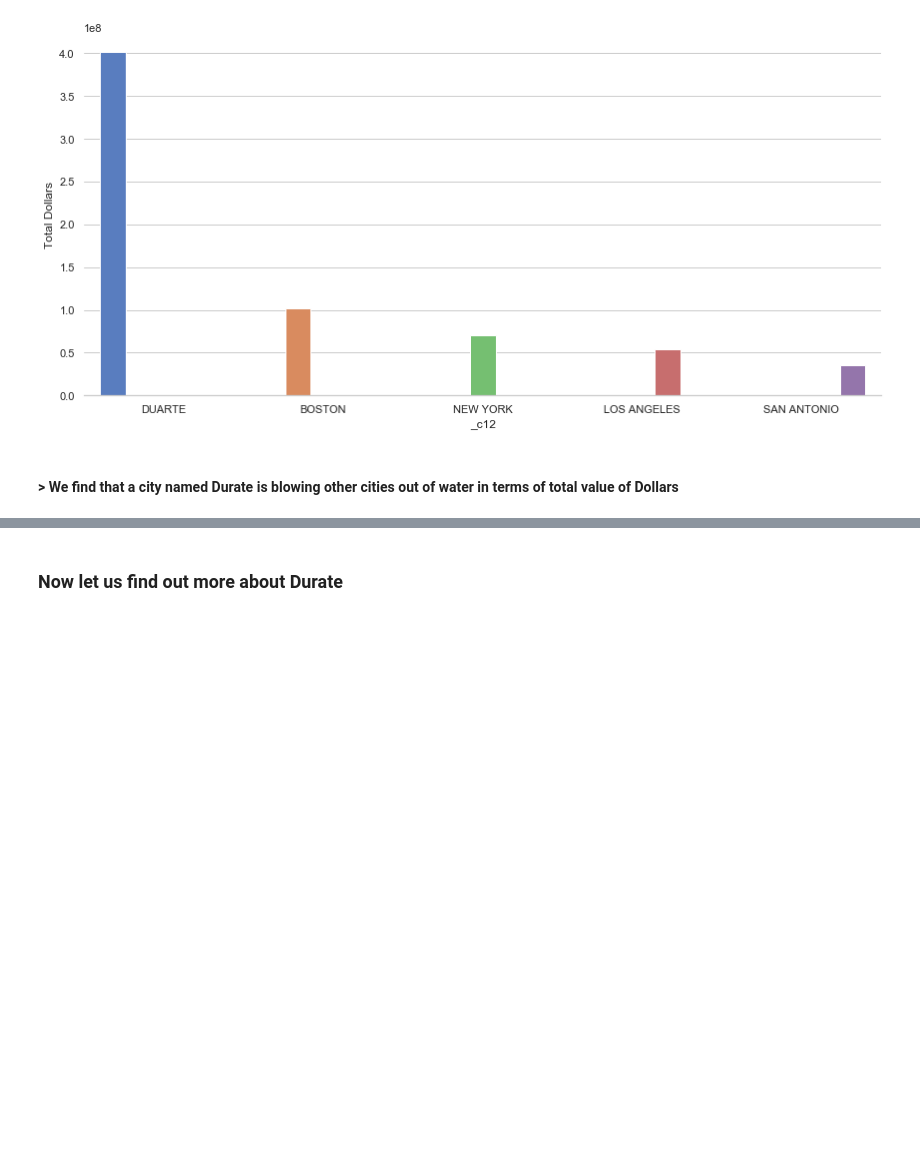
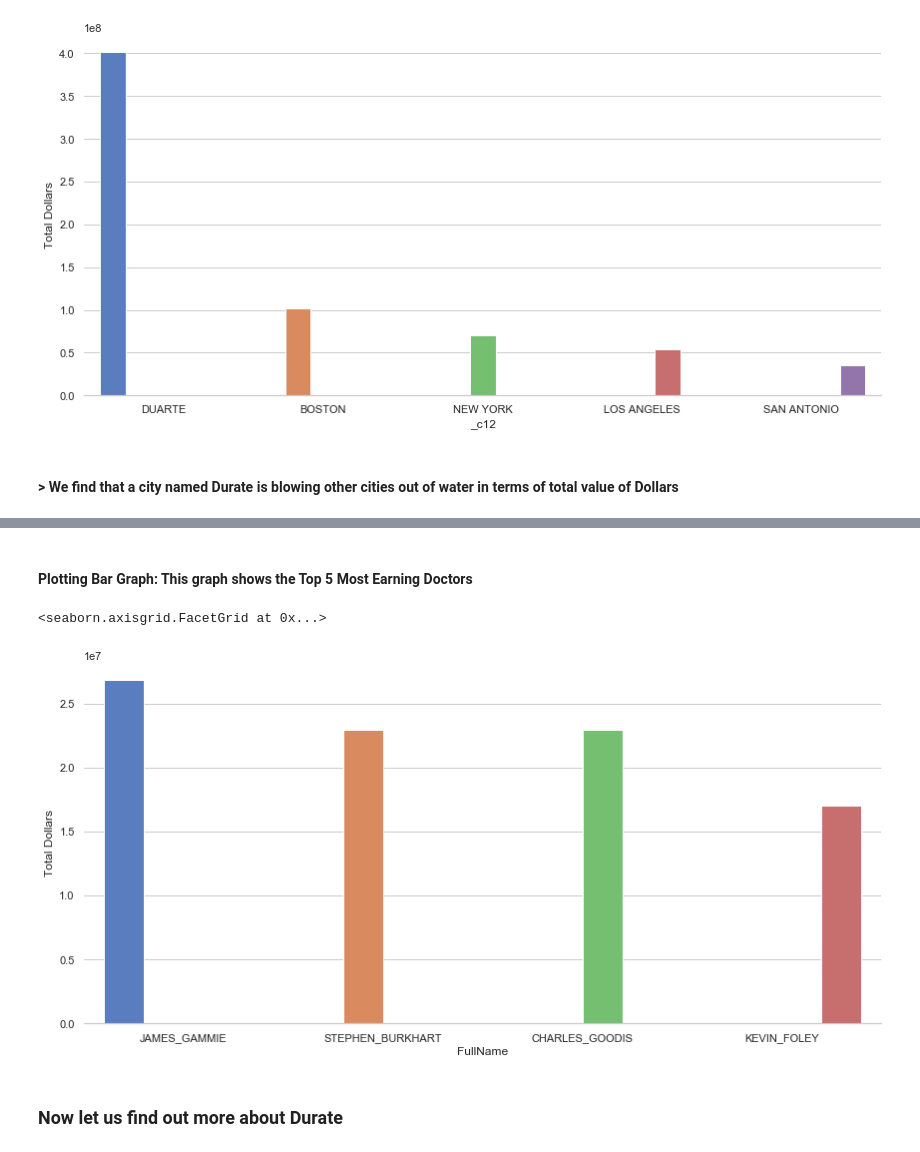
Before and after one commit to anuragjha/reddit-analysis, a Jupyter notebook: final-analysis/B1-Custom.ipynb, the cells around one changed output, grey strips where cells are left out. Cells and saved outputs as stored; diff of their text form; code cells hidden in the pictures; blank space fills up the shorter version.

```diff
--- a/final-analysis/B1-Custom.ipynb
+++ b/final-analysis/B1-Custom.ipynb
@@ -94,0 +111,12 @@ g.set_ylabels("Total Dollars")
+# %%
+from pyspark.sql import functions as F
+
+df = df.withColumn('FullName',
+                    F.concat(F.col('_c6'),F.lit('_'),F.col('_c8')))
+df2 = df.groupBy(df.FullName)
+df_numPay = df2.agg({'_c30':'sum'})
+
+df_numPay = df_numPay.orderBy('sum(_c30)', ascending=False)
+print(df_numPay.count())
+print(df_numPay.printSchema)
+df_numPay.show()
@@ -95,3 +141,18 @@ g.set_ylabels("Total Dollars")
+# %% [markdown]
+#### Plotting Bar Graph: This graph shows the Top 5 Most Earning Doctors
+# %%
+import seaborn as sns
+sns.set(style="whitegrid")
+# Load the example Titanic dataset
+comp = df_numPay.limit(5)
+comp_P = comp.toPandas()
+# Draw a nested barplot to show survival for avg(sentiment) and subreddit
+g = sns.catplot(x="FullName", y="sum(_c30)", hue="FullName", data=comp_P, height=6, aspect=2, kind="bar", palette="muted")
+g.despine(left=True)
+g.set_ylabels("Total Dollars")
+# %% [output]
+<seaborn.axisgrid.FacetGrid at 0x...>
+[figure, added]
 # %% [markdown]
 ### Now let us find out more about Durate
 # %% [markdown]
```
Also changed, not shown: parts of 6 cells of this notebook.
